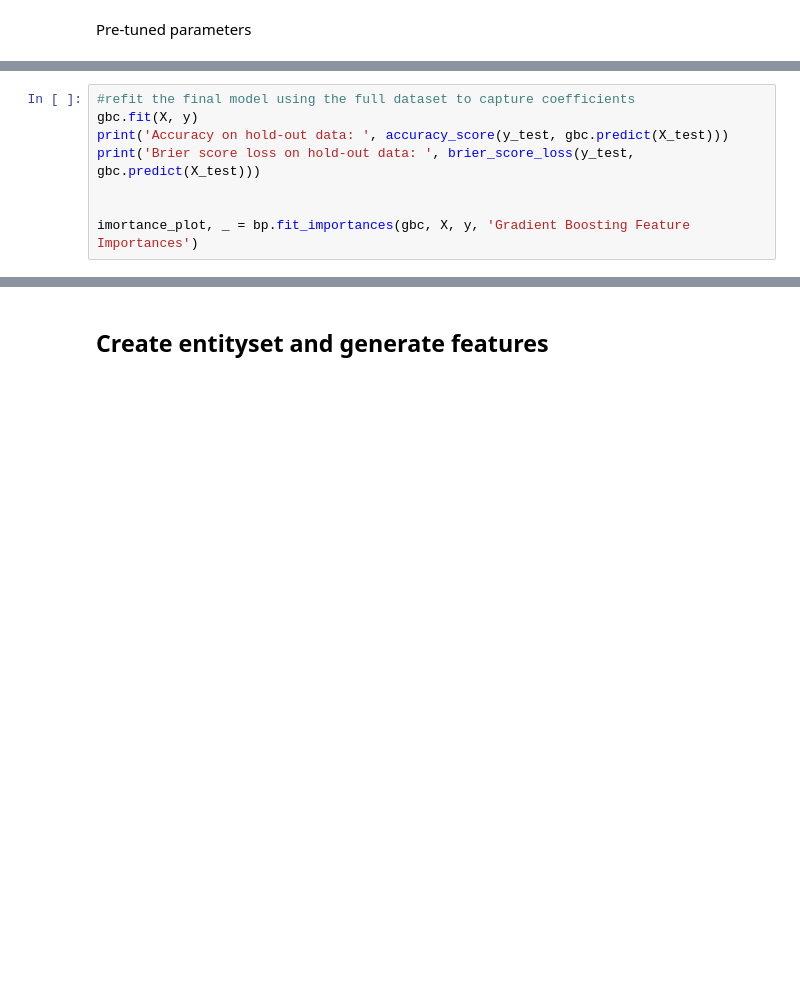
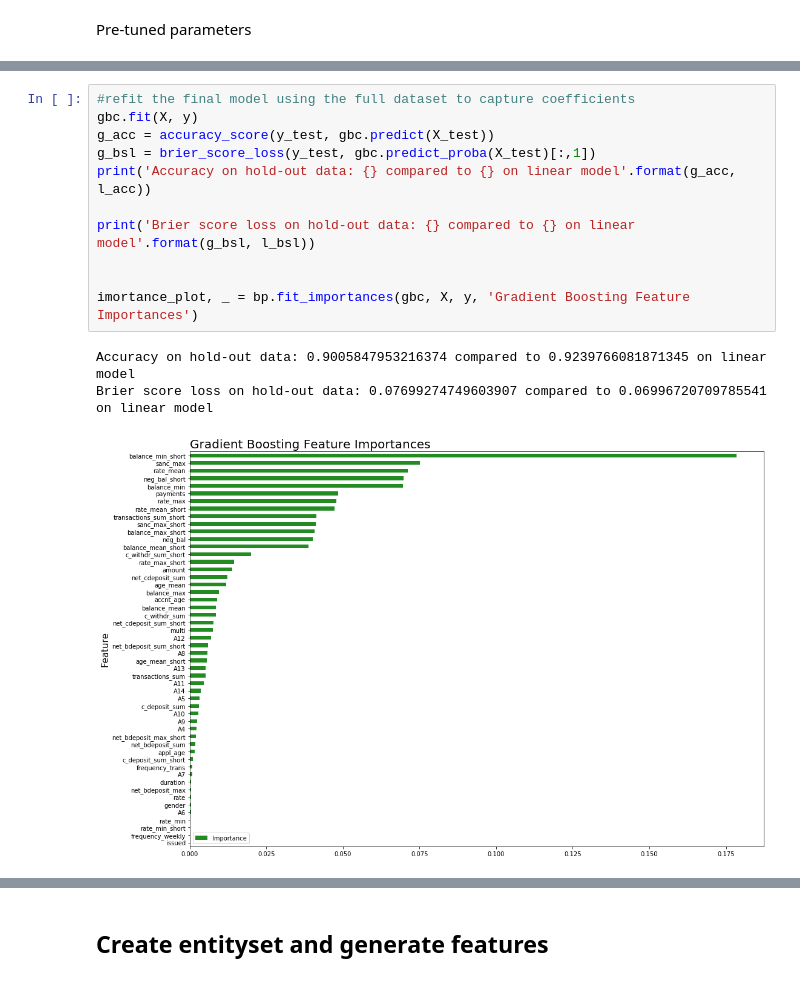
Before and after one commit to loerssoni/credit_risk_prediction, a Jupyter notebook: Credit Default Prediction with ML.ipynb, the cells around one changed output, grey strips where cells are left out. Saved outputs shown, nothing was run; the diff lists cells and outputs as text; blank space fills up the shorter version.

```diff
--- a/Credit Default Prediction with ML.ipynb
+++ b/Credit Default Prediction with ML.ipynb
@@ -221,9 +251,16 @@ g, gb_bm_brier = bp.plot_learning_curve(gbc,"Gradient Boosting learning curves",
 # %%
 #refit the final model using the full dataset to capture coefficients
 gbc.fit(X, y)
-print('Accuracy on hold-out data: ', accuracy_score(y_test, gbc.predict(X_test)))
-print('Brier score loss on hold-out data: ', brier_score_loss(y_test, gbc.predict(X_test)))
+g_acc = accuracy_score(y_test, gbc.predict(X_test))
+g_bsl = brier_score_loss(y_test, gbc.predict_proba(X_test)[:,1])
+print('Accuracy on hold-out data: {} compared to {} on linear model'.format(g_acc, l_acc))
+
+print('Brier score loss on hold-out data: {} compared to {} on linear model'.format(g_bsl, l_bsl))
 
 
 imortance_plot, _ = bp.fit_importances(gbc, X, y, 'Gradient Boosting Feature Importances')
+# %% [output]
+Accuracy on hold-out data: 0.9005847953216374 compared to 0.9239766081871345 on linear model
+Brier score loss on hold-out data: 0.07699274749603907 compared to 0.06996720709785541 on linear model
+[figure, added]
 # %% [markdown]
```
Also changed, not shown: parts of 33 cells of this notebook, 1 other file.
